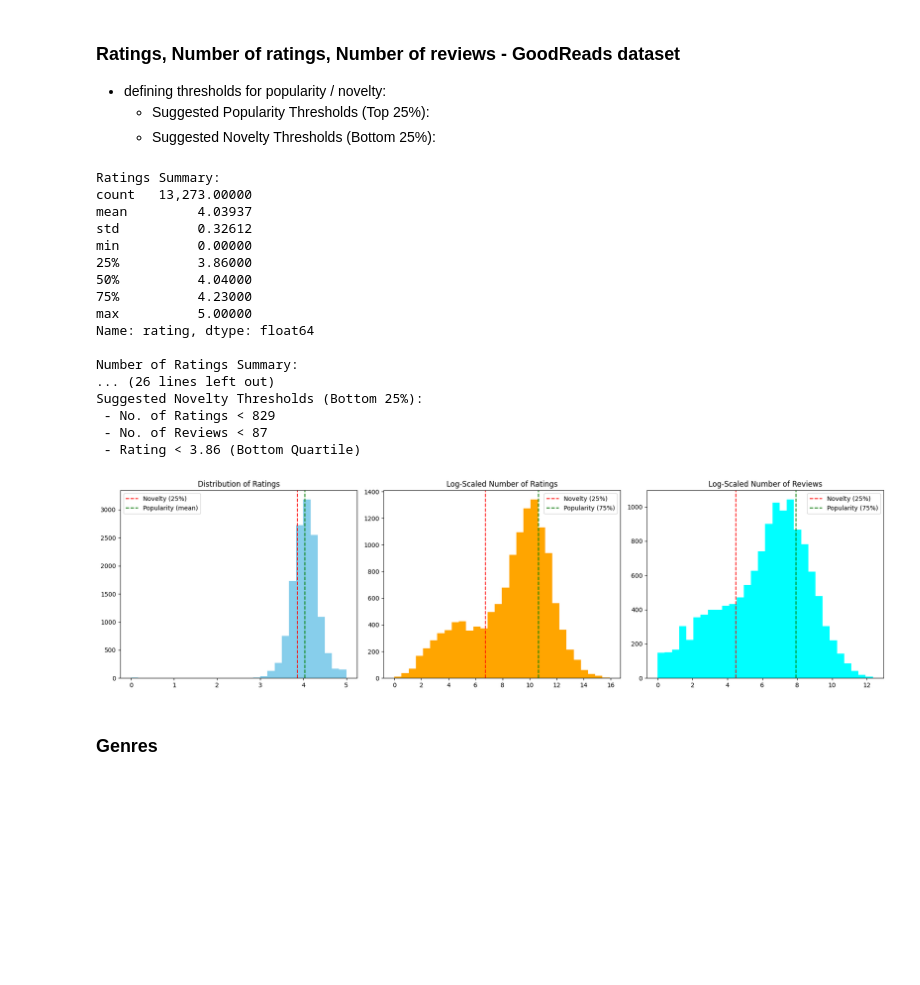
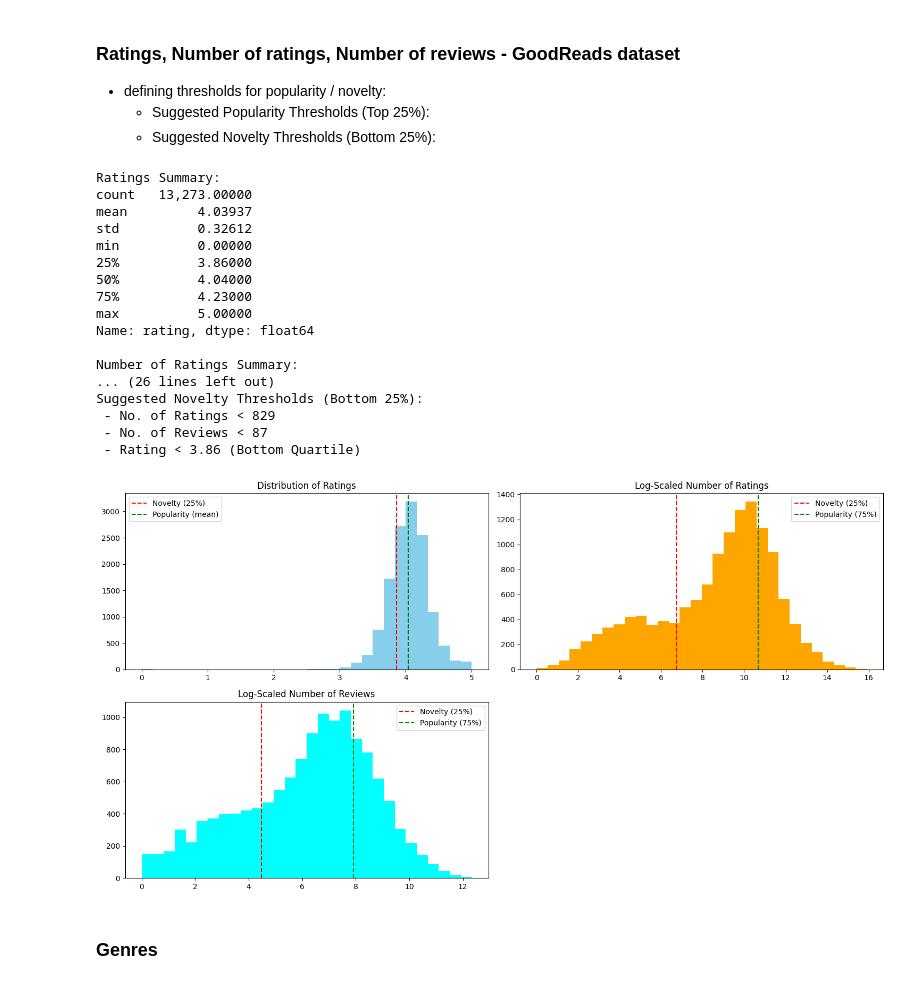
Before and after one commit to Akos360/Evaluating_Recommender_Systems_Implementation, a Jupyter notebook: src/implementation.ipynb, the cells around one changed output. Saved outputs shown, nothing was run; the diff lists cells and outputs as text; code cells hidden in the pictures; blank space fills up the shorter version.

Commit message:
ratings chart updated

```diff
--- a/src/implementation.ipynb
+++ b/src/implementation.ipynb
@@ -400,17 +400,19 @@ import pandas as pd
 import numpy as np
 import matplotlib.pyplot as plt
 import os
+import matplotlib.gridspec as gridspec
 
-# === Load and Clean Data ===
+# Load and Clean Data
 current_dir = os.getcwd()
 file_path = os.path.abspath(os.path.join(current_dir, "..", "datasets", "book_details_clean.csv"))
+
 df = pd.read_csv(file_path, encoding='ISO-8859-1')
 
 # Clean 'no_of_ratings' and 'no_of_reviews'
 df['no_of_ratings'] = df['no_of_ratings'].astype(str).str.replace(r'[^\d]', '', regex=True).astype(int)
 df['no_of_reviews'] = df['no_of_reviews'].astype(str).str.replace(r'[^\d]', '', regex=True).astype(int)
 
-# === Summary Statistics ===
+# Summary Statistics
 pd.options.display.float_format = '{:,.5f}'.format
 
 print("Ratings Summary:")
@@ -422,8 +424,8 @@ print(df['no_of_ratings'].describe())
 print("\nNumber of Reviews Summary:")
 print(df['no_of_reviews'].describe())
 
-# === Threshold Suggestions ===
 
+# Threshold Suggestions
 # Popularity (Top 25%)
 pop_ratings_threshold = np.percentile(df['no_of_ratings'], 75)
 pop_reviews_threshold = np.percentile(df['no_of_reviews'], 75)
@@ -434,8 +436,7 @@ novel_ratings_threshold = np.percentile(df['no_of_ratings'], 25)
 novel_reviews_threshold = np.percentile(df['no_of_reviews'], 25)
 novel_rating_score_threshold = np.percentile(df['rating'], 25)
 
-# === Print Thresholds ===
-
+# Print Thresholds
 print("\nSuggested Popularity Thresholds (Top 25%):")
 print(f" - No. of Ratings > {pop_ratings_threshold:.0f}")
 print(f" - No. of Reviews > {pop_reviews_threshold:.0f}")
@@ -444,53 +445,56 @@ print(f" - Rating > {pop_rating_score_threshold:.2f} (Above Mean)")
 print("\nSuggested Novelty Thresholds (Bottom 25%):")
 print(f" - No. of Ratings < {novel_ratings_threshold:.0f}")
 print(f" - No. of Reviews < {novel_reviews_threshold:.0f}")
 print(f" - Rating < {novel_rating_score_threshold:.2f} (Bottom Quartile)")
 
-# === Visualize Distributions ===
-fig, axs = plt.subplots(1, 3, figsize=(18, 5))
+# Visualize Distributions
+fig = plt.figure(figsize=(15, 8))
+gs = gridspec.GridSpec(2, 2)
 
 # Ratings
-axs[0].hist(df['rating'], bins=30, color='skyblue')
-axs[0].axvline(novel_rating_score_threshold, color='red', linestyle='--', label='Novelty (25%)')
-axs[0].axvline(pop_rating_score_threshold, color='green', linestyle='--', label='Popularity (mean)')
-axs[0].set_title("Distribution of Ratings")
-axs[0].legend()
+ax0 = fig.add_subplot(gs[0, 0])
+ax0.hist(df['rating'], bins=30, color='skyblue')
+ax0.axvline(novel_rating_score_threshold, color='red', linestyle='--', label='Novelty (25%)')
+ax0.axvline(pop_rating_score_threshold, color='green', linestyle='--', label='Popularity (mean)')
+ax0.set_title("Distribution of Ratings")
+ax0.legend()
 
-# Number of Ratings
-axs[1].hist(np.log1p(df['no_of_ratings']), bins=30, color='orange')
-axs[1].axvline(np.log1p(novel_ratings_threshold), color='red', linestyle='--', label='Novelty (25%)')
-axs[1].axvline(np.log1p(pop_ratings_threshold), color='green', linestyle='--', label='Popularity (75%)')
-axs[1].set_title("Log-Scaled Number of Ratings")
-axs[1].legend()
+ax1 = fig.add_subplot(gs[0, 1])
+ax1.hist(np.log1p(df['no_of_ratings']), bins=30, color='orange')
+ax1.axvline(np.log1p(novel_ratings_threshold), color='red', linestyle='--', label='Novelty (25%)')
+ax1.axvline(np.log1p(pop_ratings_threshold), color='green', linestyle='--', label='Popularity (75%)')
+ax1.set_title("Log-Scaled Number of Ratings")
+ax1.legend()
 
-# Number of Reviews
-axs[2].hist(np.log1p(df['no_of_reviews']), bins=30, color='cyan')
-axs[2].axvline(np.log1p(novel_reviews_threshold), color='red', linestyle='--', label='Novelty (25%)')
-axs[2].axvline(np.log1p(pop_reviews_threshold), color='green', linestyle='--', label='Popularity (75%)')
-axs[2].set_title("Log-Scaled Number of Reviews")
-axs[2].legend()
+# Second row: one centered chart spanning both columns
+ax2 = fig.add_subplot(gs[1, 0])  # span columns
+ax2.hist(np.log1p(df['no_of_reviews']), bins=30, color='cyan')
+ax2.axvline(np.log1p(novel_reviews_threshold), color='red', linestyle='--', label='Novelty (25%)')
+ax2.axvline(np.log1p(pop_reviews_threshold), color='green', linestyle='--', label='Popularity (75%)')
+ax2.set_title("Log-Scaled Number of Reviews")
+ax2.legend(loc='upper right')
 
 plt.tight_layout()
 plt.show()
 # %% [output]
 Ratings Summary:
 count   13,273.00000
 mean         4.03937
 std          0.32612
 min          0.00000
 25%          3.86000
 50%          4.04000
 75%          4.23000
 max          5.00000
 Name: rating, dtype: float64
 
 Number of Ratings Summary:
 ... (26 lines left out)
 Suggested Novelty Thresholds (Bottom 25%):
  - No. of Ratings < 829
  - No. of Reviews < 87
  - Rating < 3.86 (Bottom Quartile)
-[figure, old version]
+[figure, new version]
 # %% [markdown]
 ### Genres
 # %%
```
